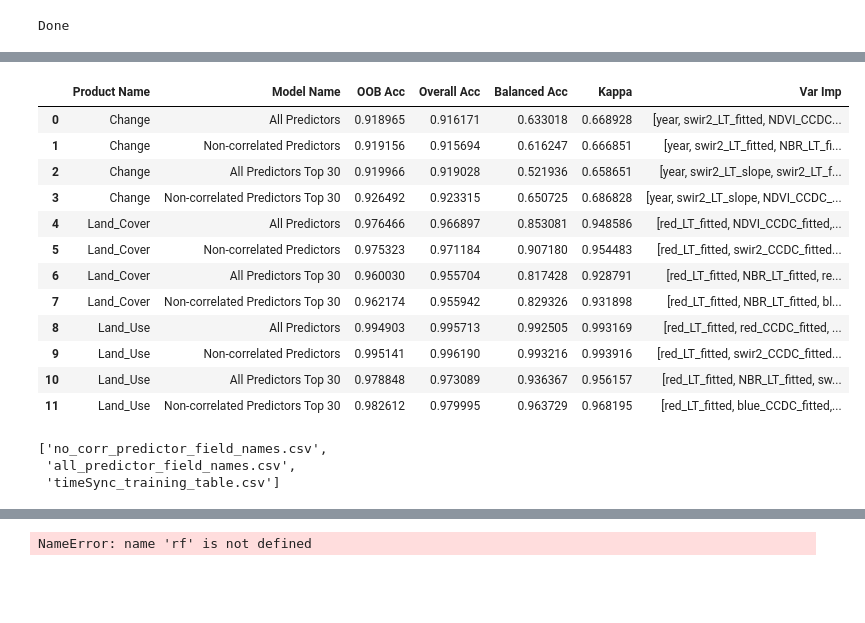
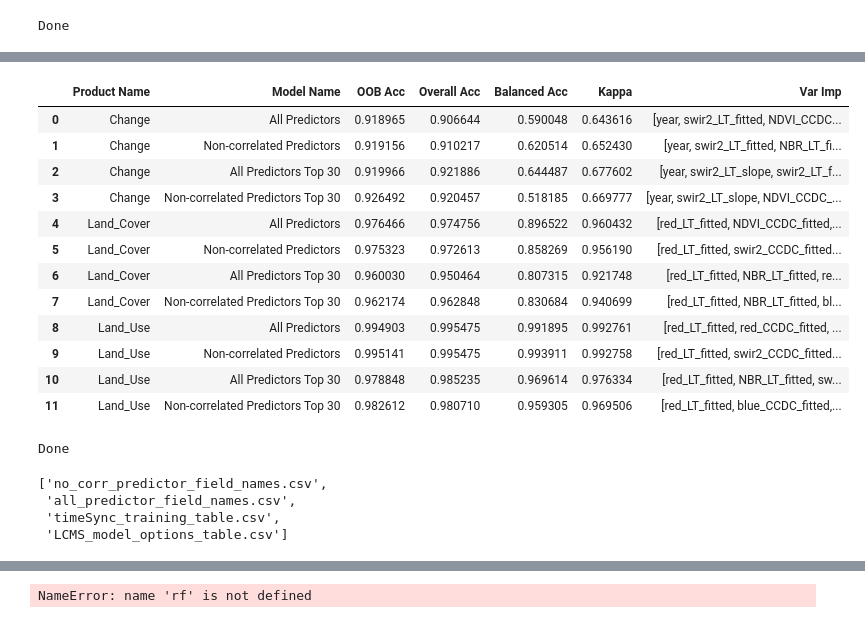
Before and after one commit to redcastle-resources/lcms-training, a Jupyter notebook: 5.1-Model_Calibration.ipynb, the cells around one changed output, grey strips where cells are left out. Saved outputs shown, nothing was run; the diff lists cells and outputs as text; code cells hidden in the pictures; blank space fills up the shorter version.

```diff
--- a/5.1-Model_Calibration.ipynb
+++ b/5.1-Model_Calibration.ipynb
@@ -228,11 +228,11 @@ Done
 # %%
 # Now will download the training table to a local location
 
-local_training_data_folder = '/tmp/lcms-training/local_modeling'
-local_training_csv = os.path.join(local_training_data_folder,'timeSync_training_table.csv')
+local_model_data_folder = '/tmp/lcms-training/local_modeling'
+local_training_csv = os.path.join(local_model_data_folder,'timeSync_training_table.csv')
 
 
-if not os.path.exists(local_training_data_folder):os.makedirs(local_training_data_folder)
+if not os.path.exists(local_model_data_folder):os.makedirs(local_model_data_folder)
 
 # Download the training data from a featureCollection to a local CSV
 # This function will automatically break the featureCollection into 5000 feature featureCollections
@@ -339,7 +346,10 @@ from sklearn.metrics import accuracy_score,classification_report,balanced_accura
 # Now we will fit RF models and evaluate them using several methods
 # This will help us understand the error structure within the model
 
-nTrees = 50
+# Specify the number of trees and a random seed
+# Ideally the number of trees is around 150-250 or so, but it will take a long
+# time to run the analysis when it's at 150 or so. 50 is generally enough to get a sense of model accuraccy
+nTrees = 5
 seed = 999
 
 def fit_rf(product_name,predictor_fields,title_prefix='',var_importance_n = 50):
@@ -520,26 +536,34 @@ Non-correlated Predictors Land Cover out-of-bag accuracy: 0.9753
 # %%
-a = pd.DataFrame(acc_table,columns = ['Product Name','Model Name','OOB Acc','Overall Acc','Balanced Acc','Kappa','Var Imp'])
-display(a)
+model_options_df = pd.DataFrame(acc_table,columns = ['Product Name','Model Name','OOB Acc','Overall Acc','Balanced Acc','Kappa','Var Imp'])
+display(model_options_df)
+
+# Save table for use in notebook 5.2
+model_options_csv_filename = os.path.join(local_model_data_folder,'LCMS_model_options_table.csv')
+model_options_df.to_csv(model_options_csv_filename,index=False)
+
+print('Done')
 # %% [output]
 |  | Product Name | Model Name | OOB Acc | Overall Acc | Balanced Acc | Kappa | Var Imp |
-| 0 | Change | All Predictors | 0.918965 | 0.916171 | 0.633018 | 0.668928 | [year, swir2_LT_fitted, NDVI_CCDC... |
-| 1 | Change | Non-correlated Predictors | 0.919156 | 0.915694 | 0.616247 | 0.666851 | [year, swir2_LT_fitted, NBR_LT_fi... |
-| 2 | Change | All Predictors Top 30 | 0.919966 | 0.919028 | 0.521936 | 0.658651 | [year, swir2_LT_slope, swir2_LT_f... |
-| 3 | Change | Non-correlated Predictors Top 30 | 0.926492 | 0.923315 | 0.650725 | 0.686828 | [year, swir2_LT_slope, NDVI_CCDC_... |
-| 4 | Land_Cover | All Predictors | 0.976466 | 0.966897 | 0.853081 | 0.948586 | [red_LT_fitted, NDVI_CCDC_fitted,... |
-| 5 | Land_Cover | Non-correlated Predictors | 0.975323 | 0.971184 | 0.907180 | 0.954483 | [red_LT_fitted, swir2_CCDC_fitted... |
-| 6 | Land_Cover | All Predictors Top 30 | 0.960030 | 0.955704 | 0.817428 | 0.928791 | [red_LT_fitted, NBR_LT_fitted, re... |
-| 7 | Land_Cover | Non-correlated Predictors Top 30 | 0.962174 | 0.955942 | 0.829326 | 0.931898 | [red_LT_fitted, NBR_LT_fitted, bl... |
-| 8 | Land_Use | All Predictors | 0.994903 | 0.995713 | 0.992505 | 0.993169 | [red_LT_fitted, red_CCDC_fitted, ... |
-| 9 | Land_Use | Non-correlated Predictors | 0.995141 | 0.996190 | 0.993216 | 0.993916 | [red_LT_fitted, swir2_CCDC_fitted... |
-| 10 | Land_Use | All Predictors Top 30 | 0.978848 | 0.973089 | 0.936367 | 0.956157 | [red_LT_fitted, NBR_LT_fitted, sw... |
-| 11 | Land_Use | Non-correlated Predictors Top 30 | 0.982612 | 0.979995 | 0.963729 | 0.968195 | [red_LT_fitted, blue_CCDC_fitted,... |
+| 0 | Change | All Predictors | 0.918965 | 0.906644 | 0.590048 | 0.643616 | [year, swir2_LT_fitted, NDVI_CCDC... |
+| 1 | Change | Non-correlated Predictors | 0.919156 | 0.910217 | 0.620514 | 0.652430 | [year, swir2_LT_fitted, NBR_LT_fi... |
+| 2 | Change | All Predictors Top 30 | 0.919966 | 0.921886 | 0.644487 | 0.677602 | [year, swir2_LT_slope, swir2_LT_f... |
+| 3 | Change | Non-correlated Predictors Top 30 | 0.926492 | 0.920457 | 0.518185 | 0.669777 | [year, swir2_LT_slope, NDVI_CCDC_... |
+| 4 | Land_Cover | All Predictors | 0.976466 | 0.974756 | 0.896522 | 0.960432 | [red_LT_fitted, NDVI_CCDC_fitted,... |
+| 5 | Land_Cover | Non-correlated Predictors | 0.975323 | 0.972613 | 0.858269 | 0.956190 | [red_LT_fitted, swir2_CCDC_fitted... |
+| 6 | Land_Cover | All Predictors Top 30 | 0.960030 | 0.950464 | 0.807315 | 0.921748 | [red_LT_fitted, NBR_LT_fitted, re... |
+| 7 | Land_Cover | Non-correlated Predictors Top 30 | 0.962174 | 0.962848 | 0.830684 | 0.940699 | [red_LT_fitted, NBR_LT_fitted, bl... |
+| 8 | Land_Use | All Predictors | 0.994903 | 0.995475 | 0.991895 | 0.992761 | [red_LT_fitted, red_CCDC_fitted, ... |
+| 9 | Land_Use | Non-correlated Predictors | 0.995141 | 0.995475 | 0.993911 | 0.992758 | [red_LT_fitted, swir2_CCDC_fitted... |
+| 10 | Land_Use | All Predictors Top 30 | 0.978848 | 0.985235 | 0.969614 | 0.976334 | [red_LT_fitted, NBR_LT_fitted, sw... |
+| 11 | Land_Use | Non-correlated Predictors Top 30 | 0.982612 | 0.980710 | 0.959305 | 0.969506 | [red_LT_fitted, blue_CCDC_fitted,... |
+Done
 # %%
-os.listdir(local_training_data_folder)
+os.listdir(local_model_data_folder)
 # %% [output]
 ['no_corr_predictor_field_names.csv',
  'all_predictor_field_names.csv',
- 'timeSync_training_table.csv']
+ 'timeSync_training_table.csv',
+ 'LCMS_model_options_table.csv']
 # %%
 
 # Not let's train similar models inside GEE to see the similarities and differences
```
Also changed, not shown: parts of 13 cells of this notebook, 1 other file.
